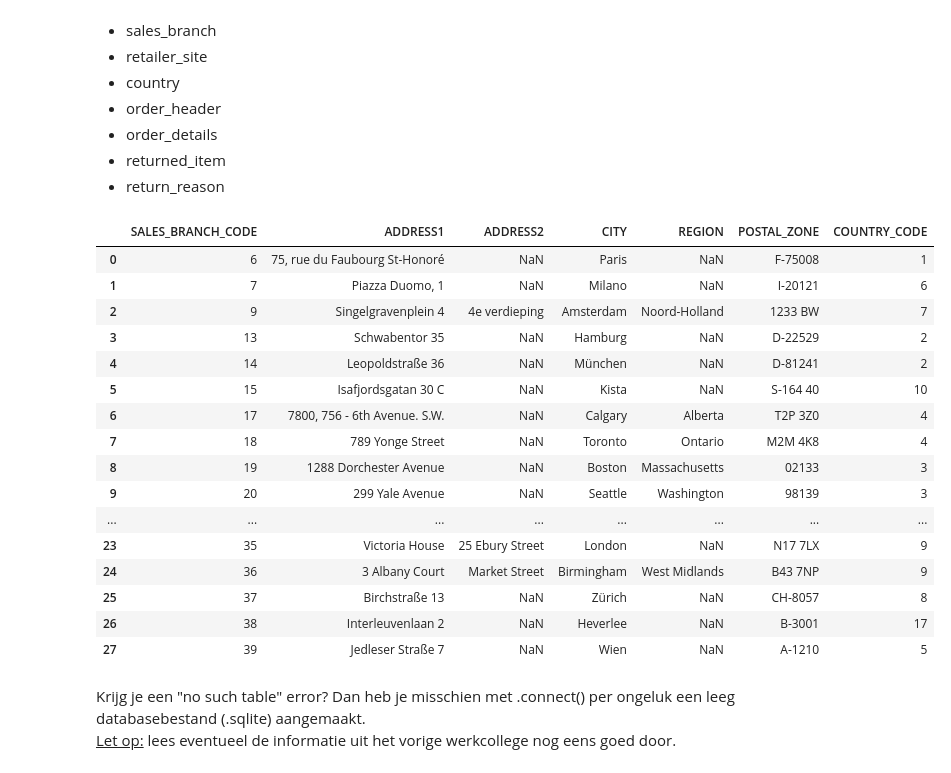
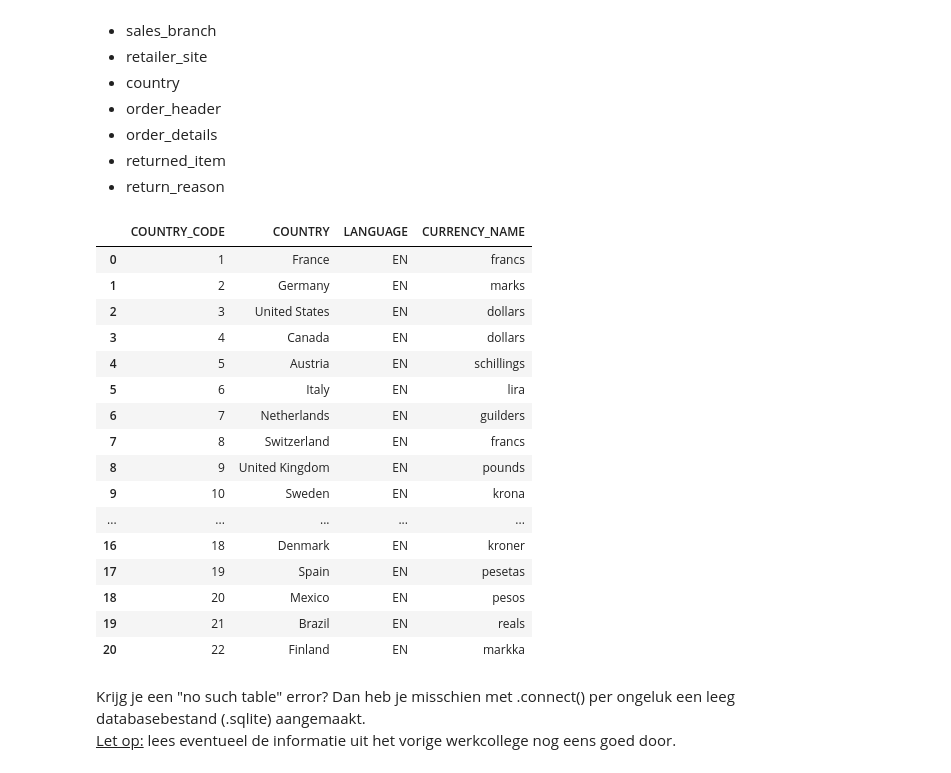
Before and after one commit to RobbertSchwarze/SEM4Robbert, a Jupyter notebook: DEAI - Pythonweek WC Dataselectie met pandas/Opdrachten.ipynb, the cells around one changed output. Cells and saved outputs as stored; diff of their text form; code cells hidden in the pictures.

Commit message:
[Opdracht] landen dollars of new dollar

```diff
--- a/DEAI - Pythonweek WC Dataselectie met pandas/Opdrachten.ipynb
+++ b/DEAI - Pythonweek WC Dataselectie met pandas/Opdrachten.ipynb
@@ -60,54 +60,54 @@ product
 #product_line
 
 #tabel: sales_staff
 #sales_staff = pd.read_sql(select_all_sales_staff, conn)
 #sales_staff
 
 #tabel: sales_branch
-sales_branch = pd.read_sql(select_all_sales_branch, conn)
-sales_branch
+#sales_branch = pd.read_sql(select_all_sales_branch, conn)
+#sales_branch
 
 #tabel: retailer_site
 #retailer_site = pd.read_sql(select_all_retailer_site, conn)
 #retailer_site
 
 #tabel: country
-#country = pd.read_sql(select_all_country, conn)
-#country
+country = pd.read_sql(select_all_country, conn)
+country
 
 #tabel: order_header
 #order_header = pd.read_sql(select_all_order_header, conn)
 #order_header
 
 #tabel: order_details
 #order_details = pd.read_sql(select_all_order_details, conn)
 #order_details
 
 #tabel: returned_item
 #returned_item = pd.read_sql(select_all_returned_item, conn)
 #returned_item
 
 #tabel: return_reason
 #return_reason = pd.read_sql(select_all_return_reason, conn)
 #return_reason
 # %% [output]
-|  | SALES_BRANCH_CODE | ADDRESS1 | ADDRESS2 | CITY | REGION | POSTAL_ZONE | COUNTRY_CODE |
-| 0 | 6 | 75, rue du Faubourg St-Honoré | NaN | Paris | NaN | F-75008 | 1 |
-| 1 | 7 | Piazza Duomo, 1 | NaN | Milano | NaN | I-20121 | 6 |
-| 2 | 9 | Singelgravenplein 4 | 4e verdieping | Amsterdam | Noord-Holland | 1233 BW | 7 |
-| 3 | 13 | Schwabentor 35 | NaN | Hamburg | NaN | D-22529 | 2 |
-| 4 | 14 | Leopoldstraße 36 | NaN | München | NaN | D-81241 | 2 |
-| 5 | 15 | Isafjordsgatan 30 C | NaN | Kista | NaN | S-164 40 | 10 |
-| 6 | 17 | 7800, 756 - 6th Avenue. S.W. | NaN | Calgary | Alberta | T2P 3Z0 | 4 |
-| 7 | 18 | 789 Yonge Street | NaN | Toronto | Ontario | M2M 4K8 | 4 |
-| 8 | 19 | 1288 Dorchester Avenue | NaN | Boston | Massachusetts | 02133 | 3 |
-| 9 | 20 | 299 Yale Avenue | NaN | Seattle | Washington | 98139 | 3 |
-| ... | ... | ... | ... | ... | ... | ... | ... |
-| 23 | 35 | Victoria House | 25 Ebury Street | London | NaN | N17 7LX | 9 |
-| 24 | 36 | 3 Albany Court | Market Street | Birmingham | West Midlands | B43 7NP | 9 |
-| 25 | 37 | Birchstraße 13 | NaN | Zürich | NaN | CH-8057 | 8 |
-| 26 | 38 | Interleuvenlaan 2 | NaN | Heverlee | NaN | B-3001 | 17 |
-| 27 | 39 | Jedleser Straße 7 | NaN | Wien | NaN | A-1210 | 5 |
+|  | COUNTRY_CODE | COUNTRY | LANGUAGE | CURRENCY_NAME |
+| 0 | 1 | France | EN | francs |
+| 1 | 2 | Germany | EN | marks |
+| 2 | 3 | United States | EN | dollars |
+| 3 | 4 | Canada | EN | dollars |
+| 4 | 5 | Austria | EN | schillings |
+| 5 | 6 | Italy | EN | lira |
+| 6 | 7 | Netherlands | EN | guilders |
+| 7 | 8 | Switzerland | EN | francs |
+| 8 | 9 | United Kingdom | EN | pounds |
+| 9 | 10 | Sweden | EN | krona |
+| ... | ... | ... | ... | ... |
+| 16 | 18 | Denmark | EN | kroner |
+| 17 | 19 | Spain | EN | pesetas |
+| 18 | 20 | Mexico | EN | pesos |
+| 19 | 21 | Brazil | EN | reals |
+| 20 | 22 | Finland | EN | markka |
 # %% [markdown]
 Krijg je een "no such table" error? Dan heb je misschien met .connect() per ongeluk een leeg  databasebestand (.sqlite) aangemaakt.<br> <u>Let op:</u> lees eventueel de informatie uit het vorige werkcollege nog eens goed door.
 # %% [markdown]
```
Also changed, not shown: parts of 2 cells of this notebook.
